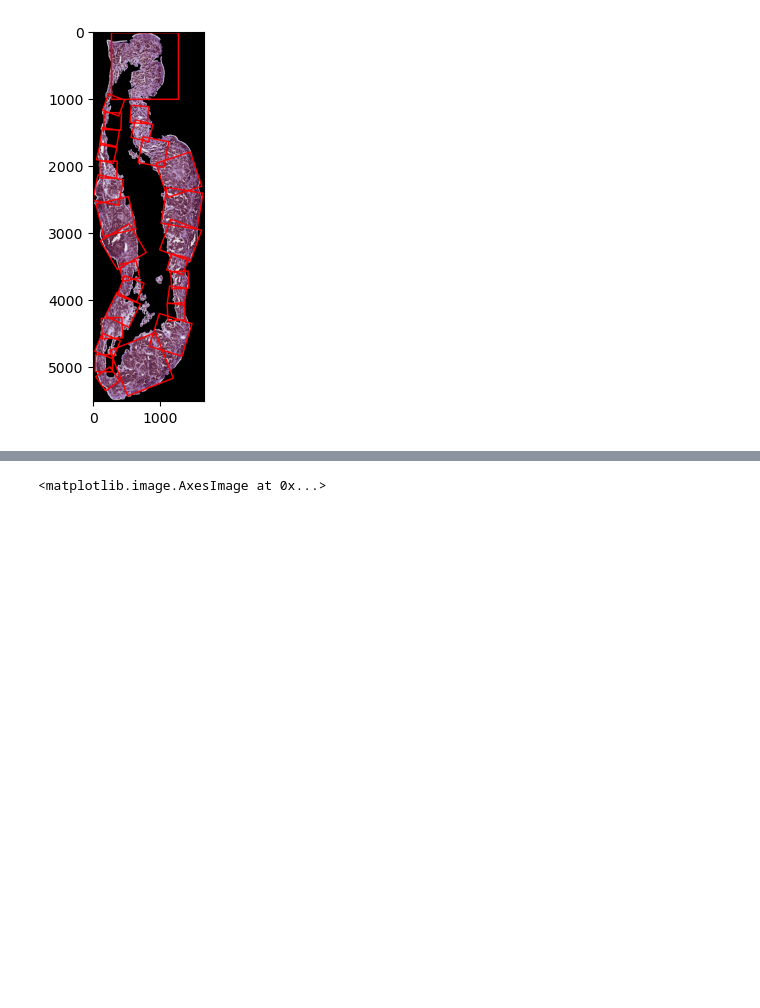
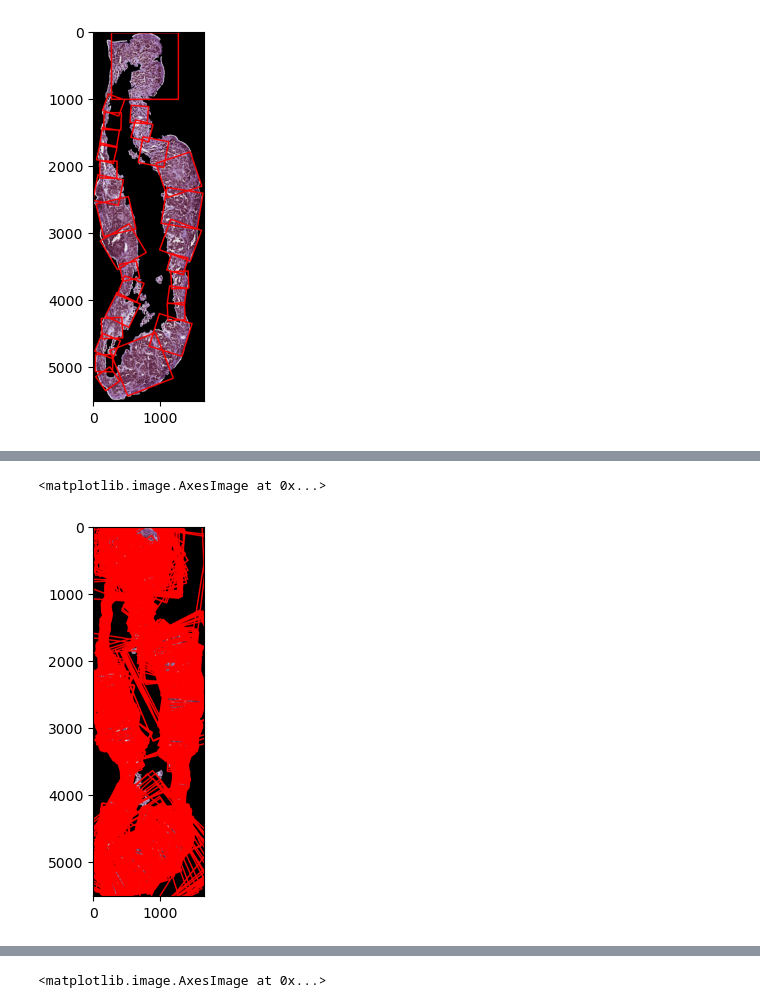
Before and after one commit to arvindkrishna87/STAT390_WI2025, a Jupyter notebook: Presentation 3/Coders/Ryan Lach/Contour_Normal_Toggleable.ipynb, the cells around one changed output, grey strips where cells are left out. Saved outputs shown, nothing was run; the diff lists cells and outputs as text; code cells hidden in the pictures; blank space fills up the shorter version.

```diff
--- a/Presentation 3/Coders/Ryan Lach/Contour_Normal_Toggleable.ipynb
+++ b/Presentation 3/Coders/Ryan Lach/Contour_Normal_Toggleable.ipynb
@@ -325,0 +582,2 @@ Coverage: 88.11%, Percent of mask as blank pixels: 21.56%, Score: 86.17%
+# %%
+square_size = 128
@@ -325,0 +663,4 @@ Coverage: 88.11%, Percent of mask as blank pixels: 21.56%, Score: 86.17%
+# %%
+contours=find_external_contours(binary_image)
+
+normals=calculate_contour_normals(contours,smoothing_size)
@@ -325,0 +672,7 @@ Coverage: 88.11%, Percent of mask as blank pixels: 21.56%, Score: 86.17%
+# %%
+squares_list=create_dense_squares(
+        contours,normals,binary_image,
+        square_size=square_size,
+        step=step,
+        variable_length=True
+    )
@@ -325,0 +683,7 @@ Coverage: 88.11%, Percent of mask as blank pixels: 21.56%, Score: 86.17%
+# %%
+result = draw_squares(image1,squares_list)
+# %%
+plt.imshow(result)
+# %% [output]
+<matplotlib.image.AxesImage at 0x...>
+[figure, added]
```
Also changed, not shown: parts of 84 cells of this notebook, 4 other files.
